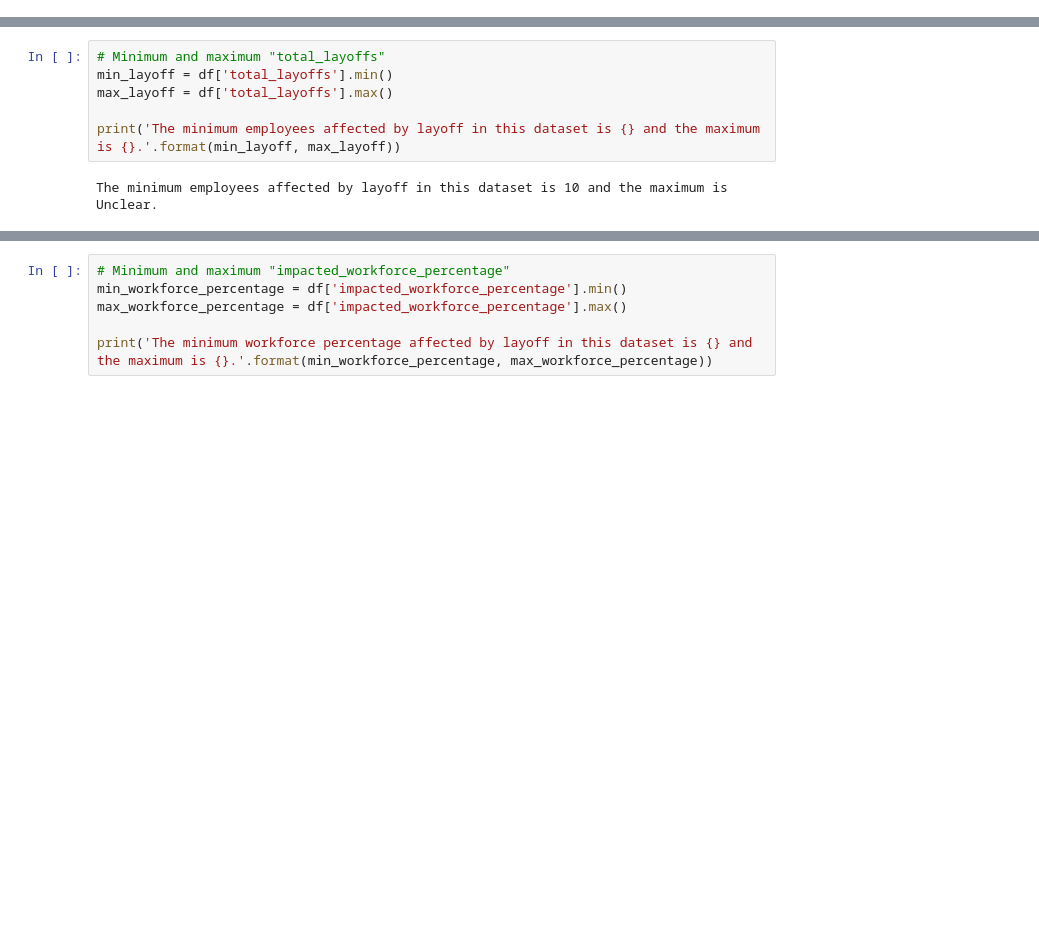
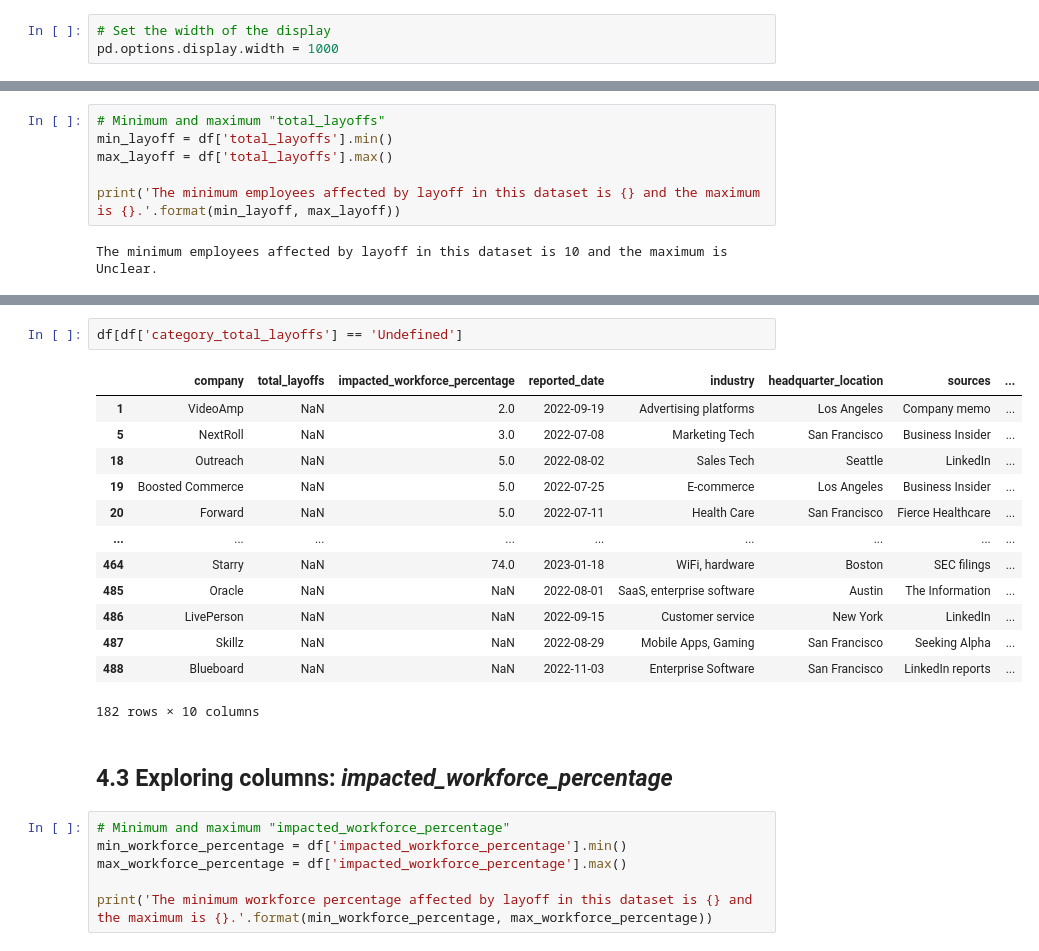
Before and after one commit to teusinn/TechCompaniesLayoff, a Jupyter notebook: src/main.ipynb, the cells around one changed output, grey strips where cells are left out. Cells and saved outputs as stored; diff of their text form; blank space fills up the shorter version.

```diff
--- a/src/main.ipynb
+++ b/src/main.ipynb
@@ -19 +21,4 @@ df = pd.read_csv('../data/raw_tech_layoffs.csv', sep=',')
+# %%
+# Set the width of the display
+pd.options.display.width = 1000
 # %% [markdown]
@@ -146,3 +224,21 @@ There are reports that the affected employees is Unclear
+# %%
+df[df['category_total_layoffs'] == 'Undefined']
+# %% [output]
+|  | company | total_layoffs | impacted_workforce_percentage | reported_date | industry | headquarter_location | sources | ... |
+| 1 | VideoAmp | NaN | 2.0 | 2022-09-19 | Advertising platforms | Los Angeles | Company memo | ... |
+| 5 | NextRoll | NaN | 3.0 | 2022-07-08 | Marketing Tech | San Francisco | Business Insider | ... |
+| 18 | Outreach | NaN | 5.0 | 2022-08-02 | Sales Tech | Seattle | LinkedIn | ... |
+| 19 | Boosted Commerce | NaN | 5.0 | 2022-07-25 | E-commerce | Los Angeles | Business Insider | ... |
+| 20 | Forward | NaN | 5.0 | 2022-07-11 | Health Care | San Francisco | Fierce Healthcare | ... |
+| ... | ... | ... | ... | ... | ... | ... | ... | ... |
+| 464 | Starry | NaN | 74.0 | 2023-01-18 | WiFi, hardware | Boston | SEC filings | ... |
+| 485 | Oracle | NaN | NaN | 2022-08-01 | SaaS, enterprise software | Austin | The Information | ... |
+| 486 | LivePerson | NaN | NaN | 2022-09-15 | Customer service | New York | LinkedIn | ... |
+| 487 | Skillz | NaN | NaN | 2022-08-29 | Mobile Apps, Gaming | San Francisco | Seeking Alpha | ... |
+| 488 | Blueboard | NaN | NaN | 2022-11-03 | Enterprise Software | San Francisco | LinkedIn reports | ... |
+182 rows × 10 columns
+# %% [markdown]
+## 4.3 Exploring columns: ***impacted_workforce_percentage***
 # %%
 # Minimum and maximum "impacted_workforce_percentage"
 min_workforce_percentage = df['impacted_workforce_percentage'].min()
```
Also changed, not shown: parts of 31 cells of this notebook.
